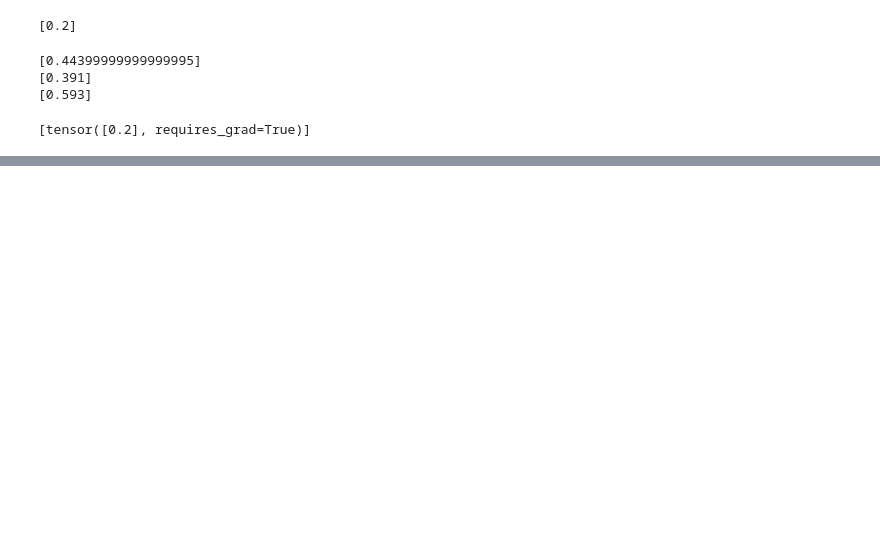
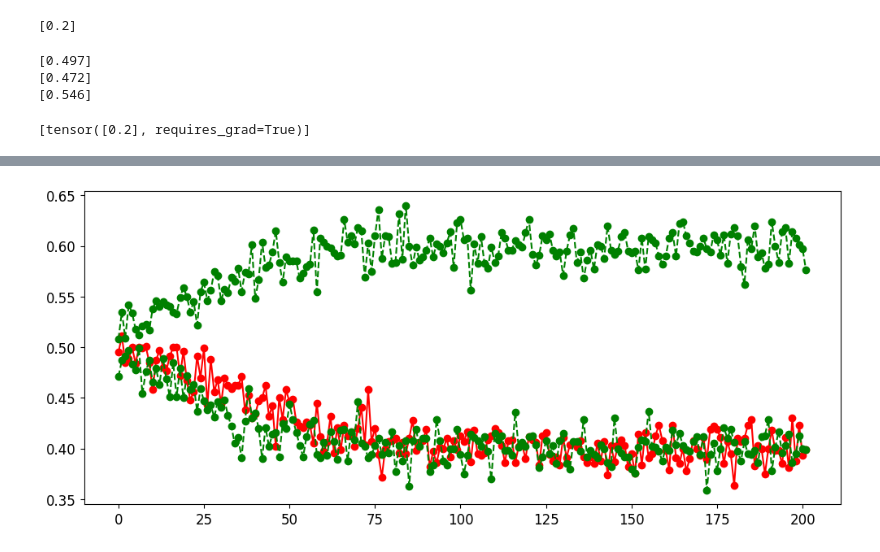
Before and after one commit to quantumethicsproject/Algorithm-Research, a Jupyter notebook: Joan's Code/VQSD.ipynb, the cells around one changed output, grey strips where cells are left out. Saved outputs shown, nothing was run; the diff lists cells and outputs as text; code cells hidden in the pictures; blank space fills up the shorter version.

Commit message:
Built in bit flip noise to test solution quality

```diff
--- a/Joan's Code/VQSD.ipynb
+++ b/Joan's Code/VQSD.ipynb
@@ -52,10 +76,20 @@ print(drawer([0,1]))
 #s = 1000
 #m = 2
 #n = 2*m
-dev = qml.device("default.qubit", wires = 2, shots = 1000)
+p = 0.4
+dev = qml.device("default.mixed", wires = 2, shots = 1000)
 @qml.qnode(dev, interface = "autograd")
 def circuit(param):
     test_prep(param)
     ansatz(param)
     cost_fun(param)
+    qml.BitFlip(p, wires = 0)
+    qml.BitFlip(p, wires = 1)
     return qml.probs(wires = [i for i in range(len(param), 2*len(param))])
+dev2 = qml.device("default.mixed", wires = 1, shots = 1000)
+@qml.qnode(dev2, interface = "autograd")
+def eval_readout(param):
+    opt_test_prep(param)
+    opt_ansatz(param)
+    qml.BitFlip(p, wires = 0)
+    return qml.probs()
@@ -62,6 +108,6 @@ def circuit(param):
 # %%
 def VQSD(param):
-    return -circuit(param)[0]
+    return 1-circuit(param)[0]
 # %%
 t = []
 for i in range(1):
@@ -71,16 +117,16 @@ print(theta)
 # %% [output]
 [0.2]
 # %%
-diag = [VQSD(theta)+1]
+diag = [VQSD(theta)]
 Ev0 = [eval_readout(theta)[1]]
 Ev1 = [eval_readout(theta)[0]]
 print(diag)
 print(Ev0)
 print(Ev1)
 # %% [output]
-[0.44399999999999995]
-[0.391]
-[0.593]
+[0.497]
+[0.472]
+[0.546]
 # %%
 # store the values of the circuit parameter
 angle = [theta]
@@ -89,8 +135,18 @@ print(angle)
 # %% [output]
 [tensor([0.2], requires_grad=True)]
 # %%
-###To Do
-#Figure out why the energy stays roughly constant
+t = []
+for i in range(1):
+    t.append(0.2)
+theta = np.array(t, requires_grad=True)
+#print(theta)
+
+diag = [VQSD(theta)]
+Ev0 = [eval_readout(theta)[1]]
+Ev1 = [eval_readout(theta)[0]]
+#print(diag)
+#print(Ev0)
+#print(Ev1)
 
 opt = qml.GradientDescentOptimizer(stepsize=0.2)
 max_iterations = 1000
@@ -101,7 +157,7 @@ start_time = time.time()
 for n in range(max_iterations):
     theta, prev_diag = opt.step_and_cost(VQSD, theta)
 
-    diag.append(VQSD(theta)+1)
+    diag.append(VQSD(theta))
     angle.append(theta)
     Ev0.append(eval_readout(theta)[1])
     Ev1.append(eval_readout(theta)[0])
@@ -111,6 +167,11 @@ for n in range(max_iterations):
     if n % 2 == 0:
         print(f"Step = {n},  Diagonality = {diag[-1]:.8f}, Eigen_Value0 = {Ev0[-1]}, Eigen_Value1 = {Ev1[-1]}")
 
+    if n == 200:
+        max_iterations = n
+        print("\n"f"Max iterations = {n}")
+        break
+
     if conv <= conv_tol:
         max_iterations = n
         print("\n"f"Max iterations = {n}")
@@ -118,4 +179,22 @@ for n in range(max_iterations):
 print("\n" f"Optimization runtime = {time.time() - start_time}s")
 print("\n" f"Optimal value of the circuit parameter = {angle[-1]}")
 opt_angle = angle[-1]
+
+fig = plt.figure()
+fig.set_figheight(5)
+fig.set_figwidth(12)
+
+# Add energy plot on column 1
+
+plt.plot(range(len(diag)), diag, "ro", ls = "solid")
+plt.plot(range(len(diag)), Ev0, "go", ls="dashed")
+plt.plot(range(len(diag)), Ev1, "go", ls="dashed")
+#plt.set_xlabel("Optimization step", fontsize=13)
+#plt.set_ylabel("Diagonality", fontsize=13)
+
+plt.xticks(fontsize=12)
+plt.yticks(fontsize=12)
+
+
+plt.show()
 # %% [output]
@@ -137,0 +218 @@ Optimal value of the circuit parameter = [1.4843]
+[figure, added]
```
Also changed, not shown: parts of 15 cells of this notebook.
